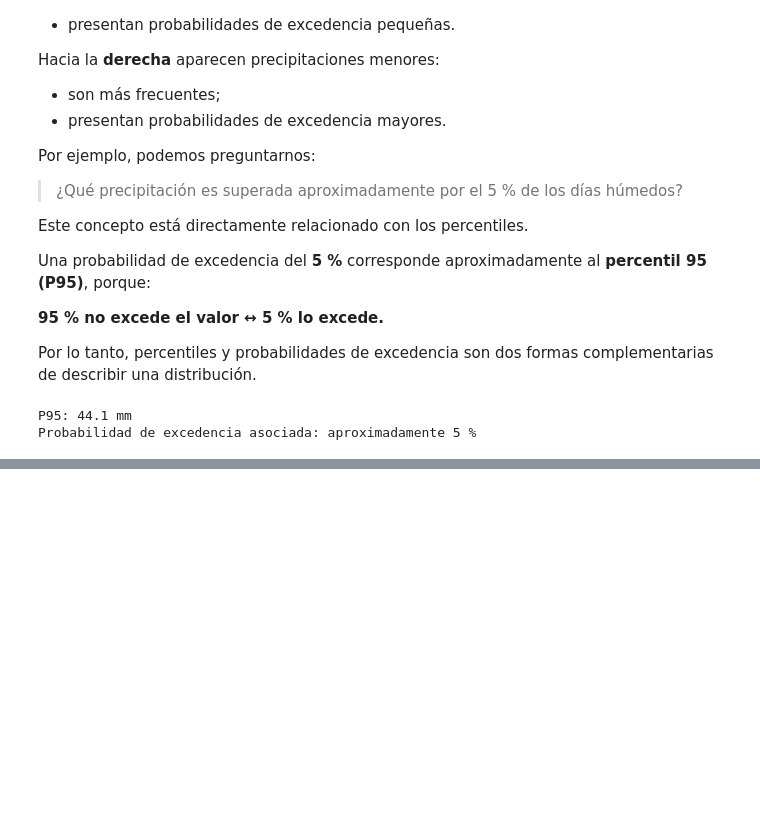
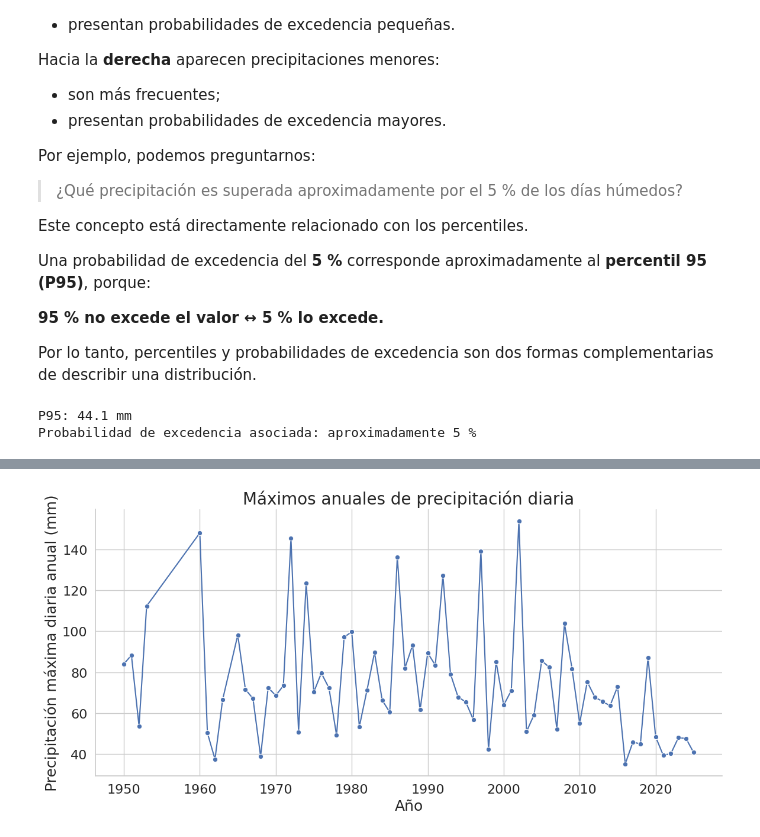
Before and after one commit to paulmunozpauta/Curso_Introduccion_Ciencia_Datos, a Jupyter notebook: Notebooks/M03_01_Exploración_estadística.ipynb, the cells around one changed output, grey strips where cells are left out. Saved outputs shown, nothing was run; the diff lists cells and outputs as text; code cells hidden in the pictures; blank space fills up the shorter version.

```diff
--- a/Notebooks/M03_01_Exploración_estadística.ipynb
+++ b/Notebooks/M03_01_Exploración_estadística.ipynb
@@ -728,0 +911,23 @@ Probabilidad de excedencia asociada: aproximadamente 5 %
+# %%
+# Número de observaciones válidas por año
+dias_validos = (
+    datos["precipitacion_mm"]
+    .resample("YE")
+    .count()
+)
+
+# Número de días esperados en cada año
+dias_esperados = pd.Series(
+    maximos_anuales.index.is_leap_year + 365,
+    index=maximos_anuales.index
+)
+
+# Proporción de completitud
+completitud_anual = dias_validos / dias_esperados
+
+# Mantener solamente años con al menos 90 % de datos
+maximos_anuales = maximos_anuales[
+    completitud_anual >= 0.90
+]
+
+print("Número de años válidos:", len(maximos_anuales))
@@ -728,0 +942,21 @@ Probabilidad de excedencia asociada: aproximadamente 5 %
+# %%
+fig, ax = plt.subplots(figsize=(12, 6))
+
+sns.lineplot(
+    x=maximos_anuales.index.year,
+    y=maximos_anuales.values,
+    marker="o",
+    linewidth=1.5,
+    ax=ax
+)
+
+ax.set_xlabel("Año")
+ax.set_ylabel("Precipitación máxima diaria anual (mm)")
+ax.set_title("Máximos anuales de precipitación diaria")
+
+sns.despine()
+fig.tight_layout()
+
+plt.show()
+# %% [output]
+[figure, added]
```
Also changed, not shown: parts of 27 cells of this notebook.
